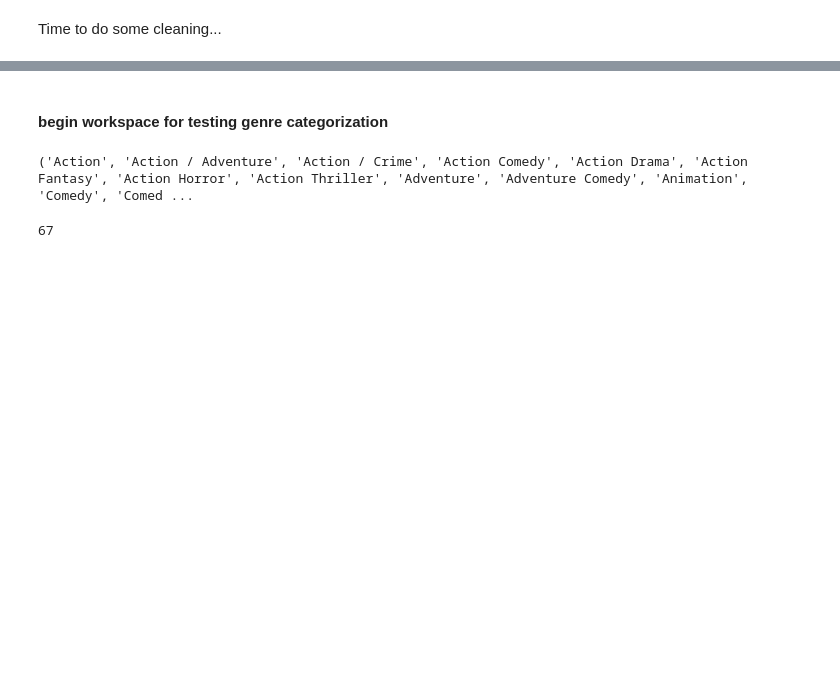
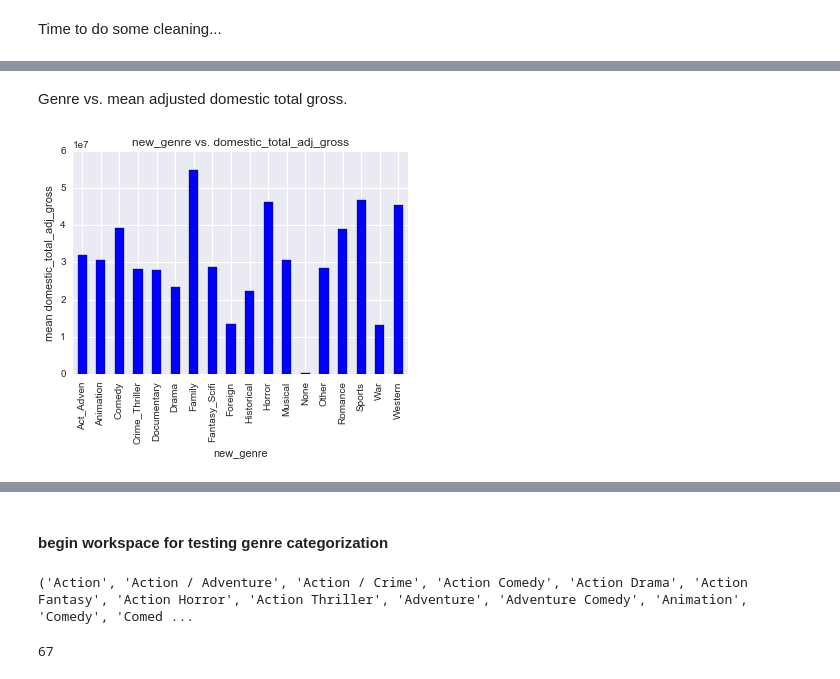
Before and after one commit to dianalam/movie-predictor, a Jupyter notebook: luther-analysis.ipynb, the cells around one changed output, grey strips where cells are left out. Saved outputs shown, nothing was run; the diff lists cells and outputs as text; code cells hidden in the pictures; blank space fills up the shorter version.

```diff
--- a/luther-analysis.ipynb
+++ b/luther-analysis.ipynb
@@ -297,0 +296,6 @@ total
+# %% [markdown]
+Genre vs. mean adjusted domestic total gross.
+# %%
+plot_category('new_genre', 'domestic_total_adj_gross', newer_movies)
+# %% [output]
+[figure, added]
```
Also changed, not shown: parts of 94 cells of this notebook.
